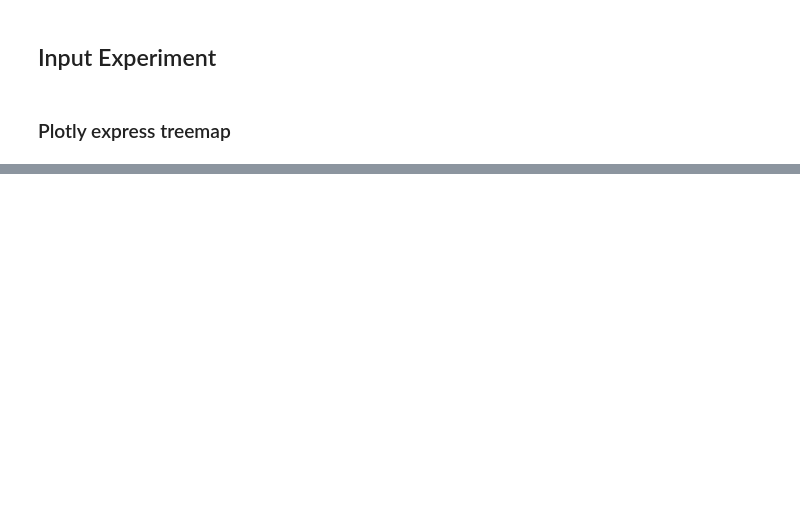
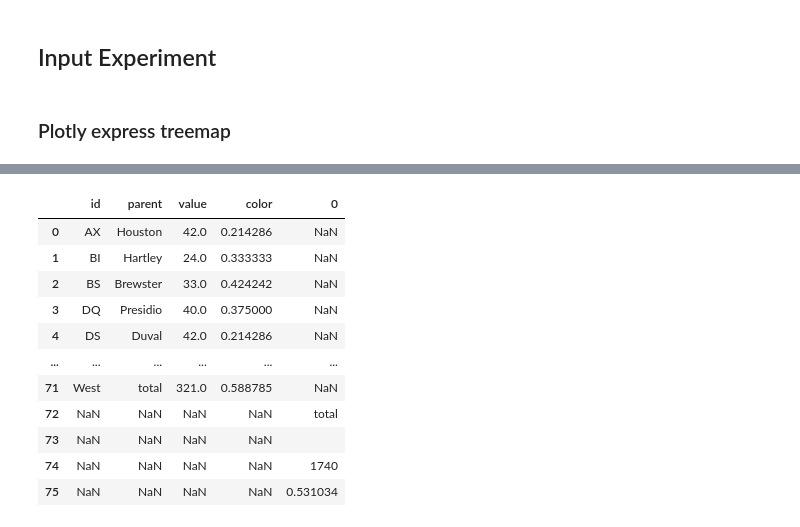
Before and after one commit to simon-mellergaard/datavis, a Jupyter notebook: Experiments/bokeh_exp_1.ipynb, the cells around one changed output, grey strips where cells are left out. Saved outputs shown, nothing was run; the diff lists cells and outputs as text; code cells hidden in the pictures; blank space fills up the shorter version.

Commit message:
Late night commit (advanced treemap)

```diff
--- a/Experiments/bokeh_exp_1.ipynb
+++ b/Experiments/bokeh_exp_1.ipynb
@@ -143,7 +130,7 @@ leaf = (
     dat
     .groupby(['educational_category', 'cluster_label', 'titel'], as_index=False)
     ['maanedloen_10aar']
-    .sum()
+    .mean()
     .rename(columns={'maanedloen_10aar': 'value'})
 )
 
@@ -175,7 +162,7 @@ labels = [n['label'] for n in nodes]
 parents = [n['parent'] for n in nodes]
 values = [n['value'] for n in nodes]
 
-
+df_tree = pd.DataFrame({'ids': ids, 'labels': labels, 'parents': parents, 'values': values})
 
 fig_go = go.Figure(go.Treemap(
     ids=ids,
@@ -187,7 +174,7 @@ fig_go = go.Figure(go.Treemap(
     hovertemplate='<b>%{label}</b><br>Løn: %{value}<extra></extra>',
     root_color="lightgrey"
 ))
-
+display(df_tree)
 fig_go.update_layout(title='Treemap (go.Treemap) — values inside boxes', margin=dict(t=50, l=25, r=25, b=25))
 fig_go.show()
 # %% [output]
@@ -194,0 +214,65 @@ fig_go.show()
+# %%
+import plotly.graph_objects as go
+from plotly.subplots import make_subplots
+import pandas as pd
+
+df = pd.read_csv('https://raw.githubusercontent.com/plotly/datasets/master/sales_success.csv')
+# print(df.head())
+
+levels = ['salesperson', 'county', 'region'] # levels used for the hierarchical chart
+color_columns = ['sales', 'calls']
+value_column = 'calls'
+
+def build_hierarchical_dataframe(df, levels, value_column, color_columns=None):
+    """
+    Build a hierarchy of levels for Sunburst or Treemap charts.
+
+    Levels are given starting from the bottom to the top of the hierarchy,
+    ie the last level corresponds to the root.
+    """
+    df_list = []
+    for i, level in enumerate(levels):
+        df_tree = pd.DataFrame(columns=['id', 'parent', 'value', 'color'])
+        dfg = df.groupby(levels[i:]).sum()
+        dfg = dfg.reset_index()
+        df_tree['id'] = dfg[level].copy()
+        if i < len(levels) - 1:
+            df_tree['parent'] = dfg[levels[i+1]].copy()
+        else:
+            df_tree['parent'] = 'total'
+        df_tree['value'] = dfg[value_column]
+        df_tree['color'] = dfg[color_columns[0]] / dfg[color_columns[1]]
+        df_list.append(df_tree)
+    total = pd.Series(dict(id='total', parent='',
+                              value=df[value_column].sum(),
+                              color=df[color_columns[0]].sum() / df[color_columns[1]].sum()), name=0)
+    df_list.append(total)
+    df_all_trees = pd.concat(df_list, ignore_index=True)
+    return df_all_trees
+
+
+df_all_trees = build_hierarchical_dataframe(df, levels, value_column, color_columns)
+average_score = df['sales'].sum() / df['calls'].sum()
+
+fig = go.Figure(go.Treemap(
+    labels=df_all_trees['id'],
+    parents=df_all_trees['parent'],
+    values=df_all_trees['value'],
+    branchvalues='total',
+    marker=dict(
+        colors=df_all_trees['color'],
+        colorscale='RdBu',
+        cmid=average_score),
+    hovertemplate='<b>%{label} </b> <br> Sales: %{value}<br> Success rate: %{color:.2f}',
+    name=''
+    ))
+
+print(df_all_trees['id'])
+print(df_all_trees['parent'])
+print(df_all_trees['value'])
+print(df_all_trees['color'])
+display(df_all_trees)
+
+fig.update_layout(margin = dict(t=50, l=25, r=25, b=25))
+fig.show()
+# %% [output]
@@ -194,0 +296,12 @@ fig_go.show()
+|  | id | parent | value | color | 0 |
+| 0 | AX | Houston | 42.0 | 0.214286 | NaN |
+| 1 | BI | Hartley | 24.0 | 0.333333 | NaN |
+| 2 | BS | Brewster | 33.0 | 0.424242 | NaN |
+| 3 | DQ | Presidio | 40.0 | 0.375000 | NaN |
+| 4 | DS | Duval | 42.0 | 0.214286 | NaN |
+| ... | ... | ... | ... | ... | ... |
+| 71 | West | total | 321.0 | 0.588785 | NaN |
+| 72 | NaN | NaN | NaN | NaN | total |
+| 73 | NaN | NaN | NaN | NaN |  |
+| 74 | NaN | NaN | NaN | NaN | 1740 |
+| 75 | NaN | NaN | NaN | NaN | 0.531034 |
```
Also changed, not shown: parts of 10 cells of this notebook, 1 other file.
